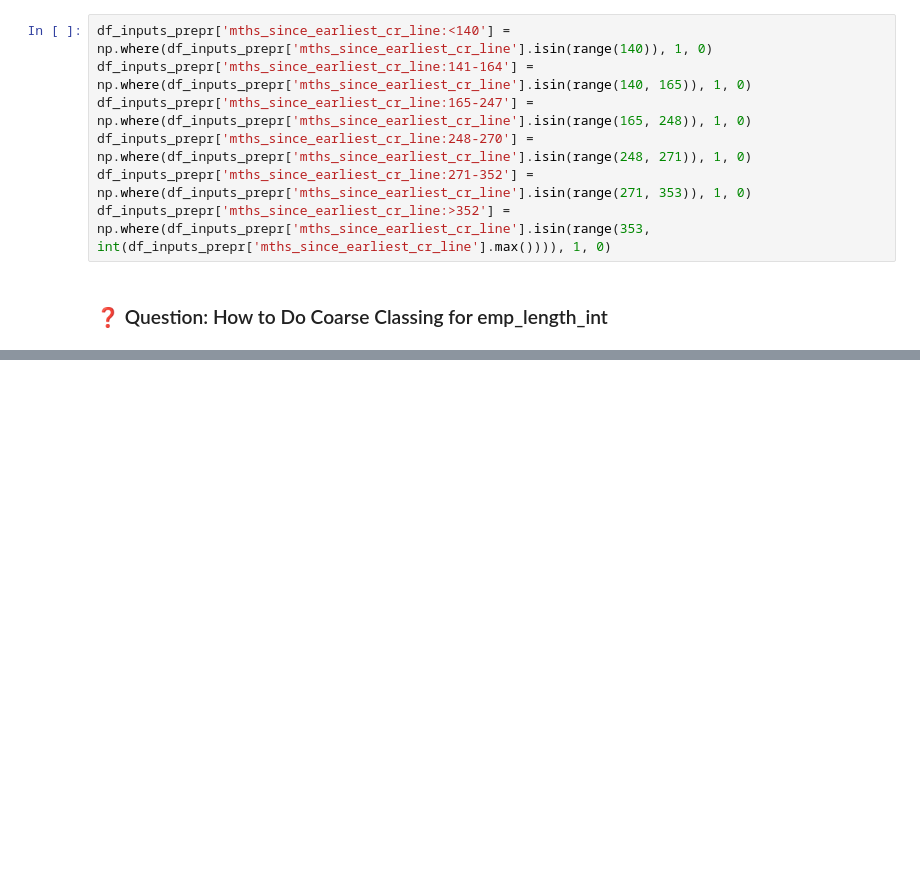
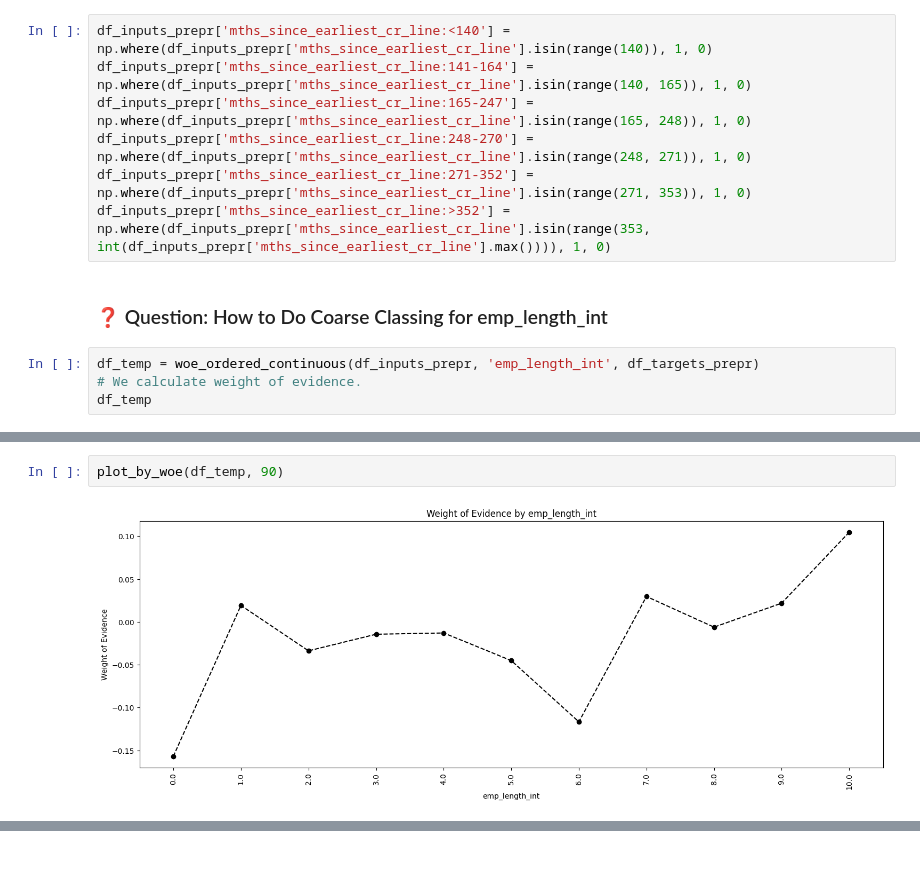
Before and after one commit to JanaAliCS/machine_leanring, a Jupyter notebook: session 4/session4.ipynb, the cells around one changed output, grey strips where cells are left out. Drawn from its saved outputs; the diff is of its cells as text; blank space fills up the shorter version.

```diff
--- a/session 4/session4.ipynb
+++ b/session 4/session4.ipynb
@@ -435,3 +584,7 @@ df_inputs_prepr['mths_since_earliest_cr_line:271-352'] = np.where(df_inputs_prep
 df_inputs_prepr['mths_since_earliest_cr_line:>352'] = np.where(df_inputs_prepr['mths_since_earliest_cr_line'].isin(range(353, int(df_inputs_prepr['mths_since_earliest_cr_line'].max()))), 1, 0)
 # %% [markdown]
 ### ❓ Question: How to Do Coarse Classing for emp_length_int
+# %%
+df_temp = woe_ordered_continuous(df_inputs_prepr, 'emp_length_int', df_targets_prepr)
+# We calculate weight of evidence.
+df_temp
@@ -437,0 +604,4 @@ df_inputs_prepr['mths_since_earliest_cr_line:>352'] = np.where(df_inputs_prepr['
+# %%
+plot_by_woe(df_temp, 90)
+# %% [output]
+[figure, added]
```
Also changed, not shown: parts of 26 cells of this notebook.
